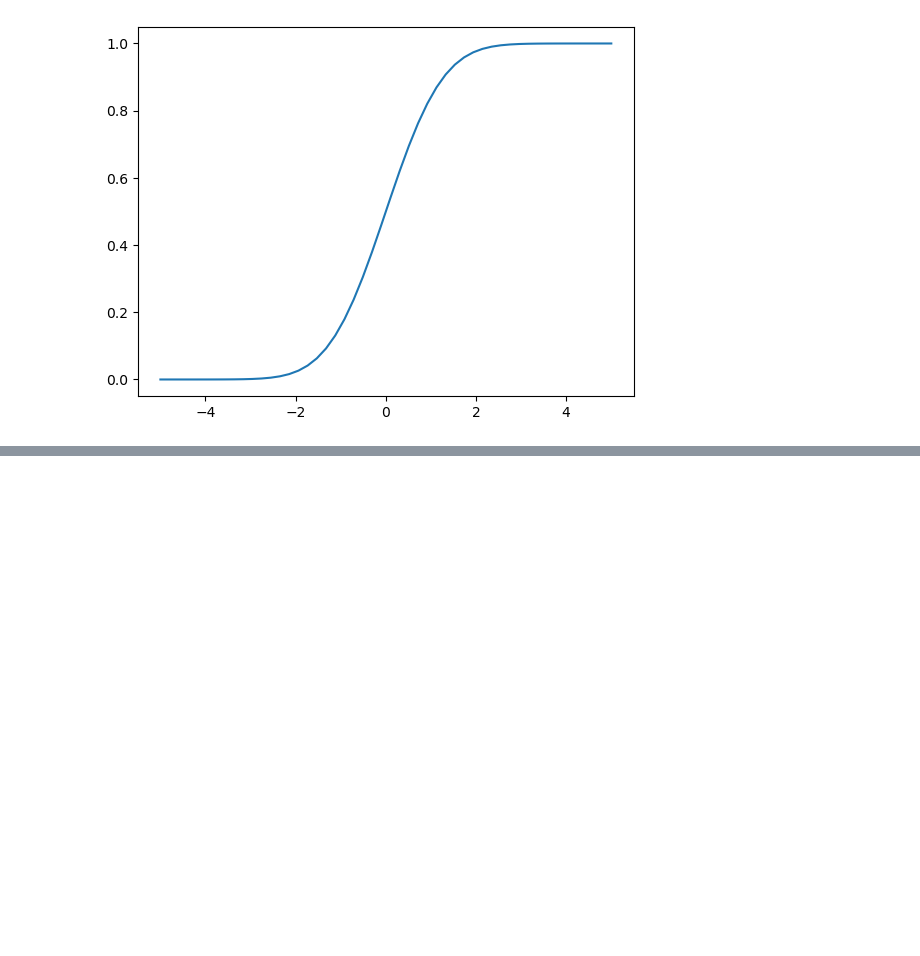
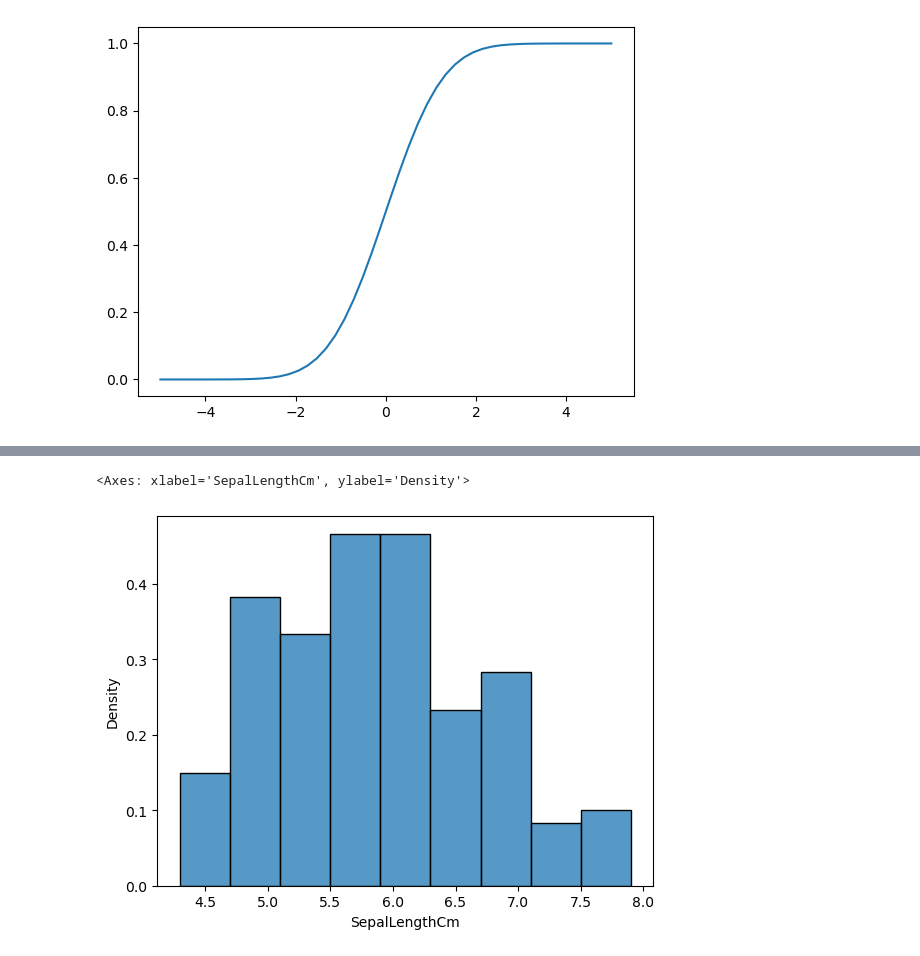
Before and after one commit to Abeermorshdy/Applied-Math, a Jupyter notebook: Statistics and probability/D2-stats.ipynb, the cells around one changed output, grey strips where cells are left out. Cells and saved outputs as stored; diff of their text form; code cells hidden in the pictures; blank space fills up the shorter version.

```diff
--- a/Statistics and probability/D2-stats.ipynb
+++ b/Statistics and probability/D2-stats.ipynb
@@ -42,0 +98,5 @@ plt.plot(x,X)
+# %%
+sns.histplot(data=data , x="SepalLengthCm",stat='density')
+# %% [output]
+<Axes: xlabel='SepalLengthCm', ylabel='Density'>
+[figure, added]
```
Also changed, not shown: parts of 27 cells of this notebook, 1 other file.
